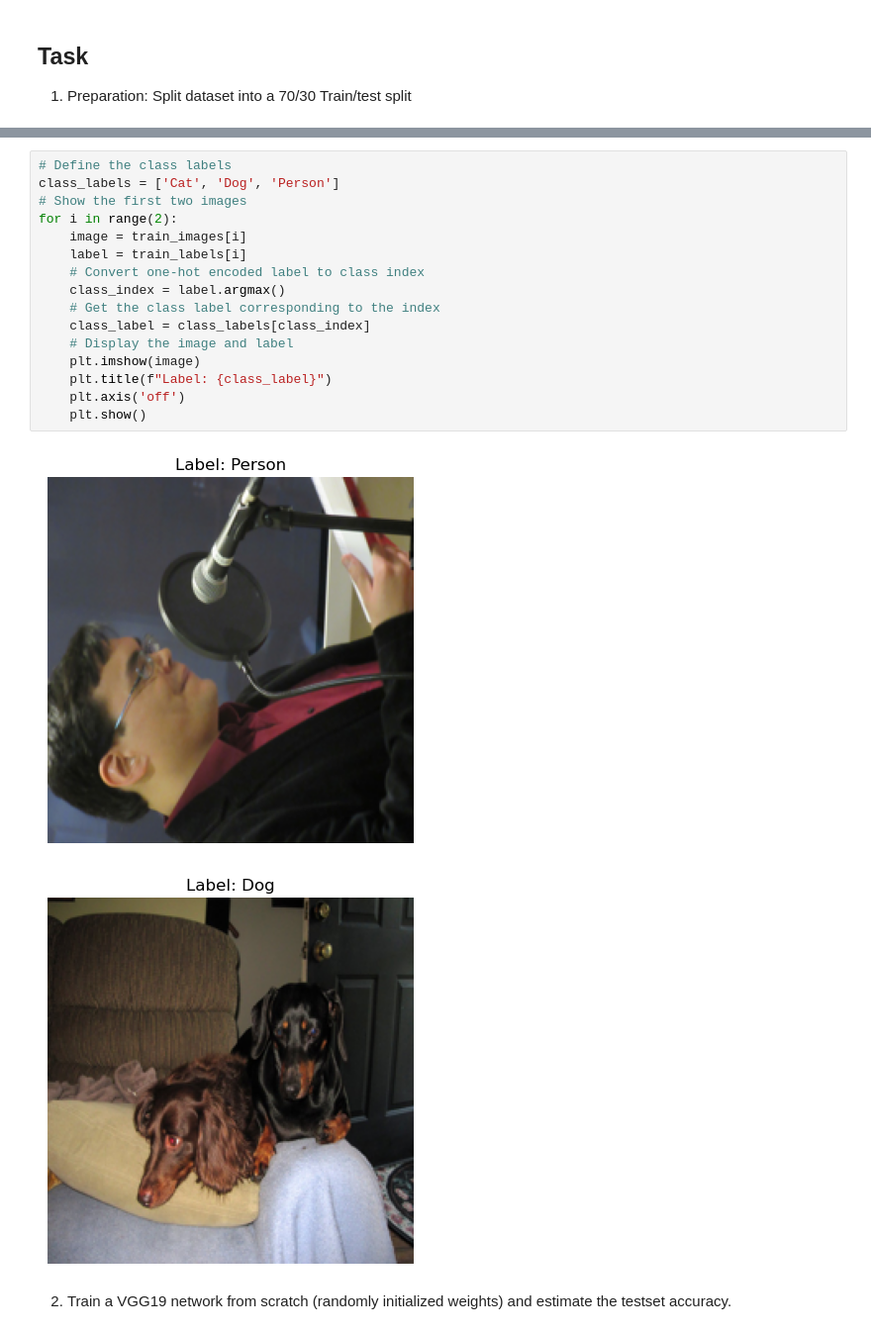
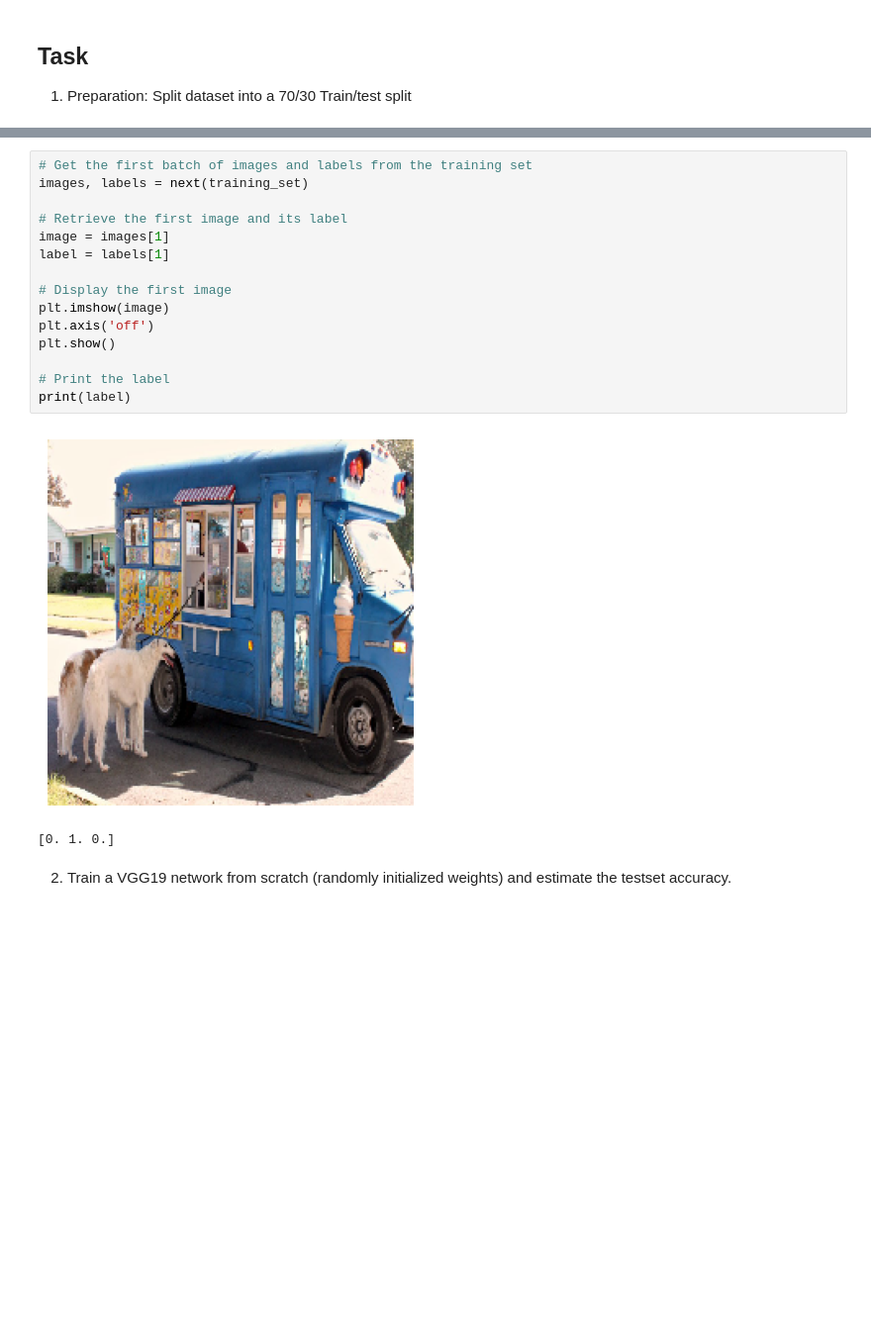
Before and after one commit to ai22m006/Computer_Vision, a Jupyter notebook: main.ipynb, the cells around one changed output, grey strips where cells are left out. Shown at 99% size. Saved outputs shown, nothing was run; the diff lists cells and outputs as text; blank space fills up the shorter version.

```diff
--- a/main.ipynb
+++ b/main.ipynb
@@ -140,21 +87,20 @@ Test Labels shape: (1314, 3)
-# %%
-# Define the class labels
-class_labels = ['Cat', 'Dog', 'Person']
-# Show the first two images
-for i in range(2):
-    image = train_images[i]
-    label = train_labels[i]
-    # Convert one-hot encoded label to class index
-    class_index = label.argmax()
-    # Get the class label corresponding to the index
-    class_label = class_labels[class_index]
-    # Display the image and label
-    plt.imshow(image)
-    plt.title(f"Label: {class_label}")
-    plt.axis('off')
-    plt.show()
-# %% [output]
-[figure, removed]
-[figure, removed]
+# %%
+# Get the first batch of images and labels from the training set
+images, labels = next(training_set)
+
+# Retrieve the first image and its label
+image = images[1]
+label = labels[1]
+
+# Display the first image
+plt.imshow(image)
+plt.axis('off')
+plt.show()
+
+# Print the label
+print(label)
+# %% [output]
+[figure, added]
+[0. 1. 0.]
 # %% [markdown]
 2. Train a VGG19 network from scratch (randomly initialized weights) and estimate the testset accuracy.
```
Also changed, not shown: parts of 28 cells of this notebook.
